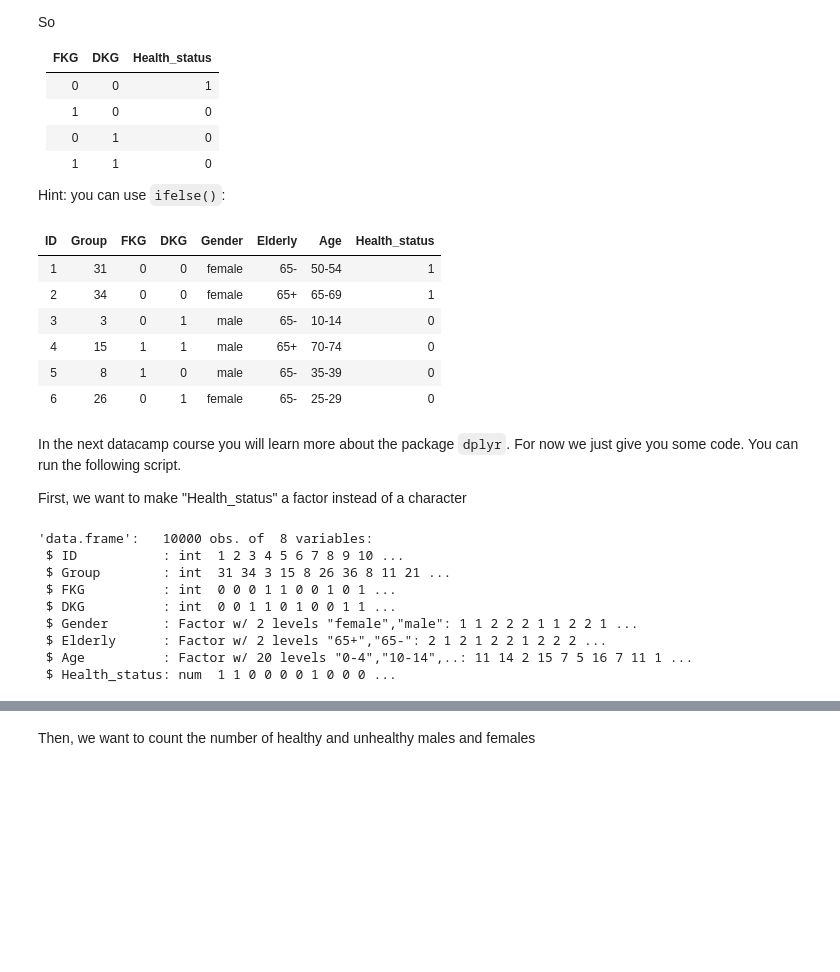
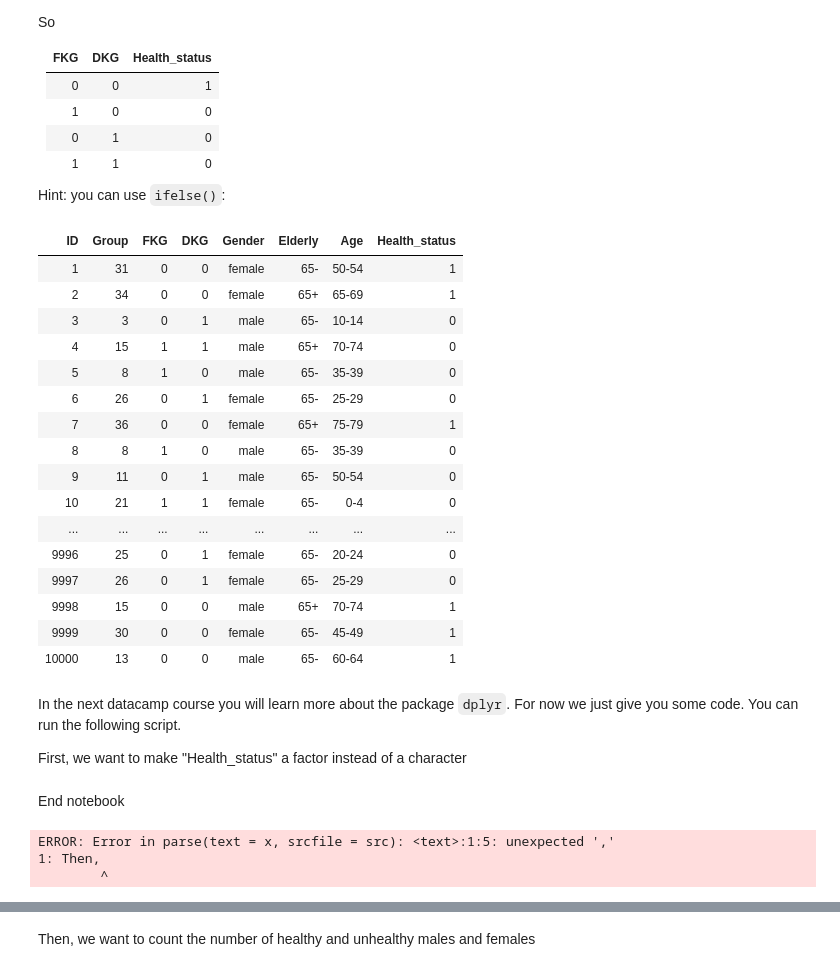
Before and after one commit to Iryna98/Assignments, a Jupyter notebook: Graded_assignment_2.ipynb, the cells around one changed output, grey strips where cells are left out. Drawn from its saved outputs; the diff is of its cells as text; code cells hidden in the pictures; blank space fills up the shorter version.

```diff
--- a/Graded_assignment_2.ipynb
+++ b/Graded_assignment_2.ipynb
@@ -41,32 +45,37 @@ So
 
 Hint: you can use `ifelse()`:
 # %%
-data1$Health_status <- ifelse(data1$FKG == 0 & data1$DKG == 0, 1, 0)
-data2 <- mutate(data1)
-head(data2)
+data2 <- data1 %>% mutate(Health_status = ifelse((FKG == 0&DKG == 0), "1","0"))
+(data2)
 # %% [output]
 | ID | Group | FKG | DKG | Gender | Elderly | Age | Health_status |
 | 1 | 31 | 0 | 0 | female | 65- | 50-54 | 1 |
 | 2 | 34 | 0 | 0 | female | 65+ | 65-69 | 1 |
 | 3 | 3 | 0 | 1 | male | 65- | 10-14 | 0 |
 | 4 | 15 | 1 | 1 | male | 65+ | 70-74 | 0 |
 | 5 | 8 | 1 | 0 | male | 65- | 35-39 | 0 |
 | 6 | 26 | 0 | 1 | female | 65- | 25-29 | 0 |
+| 7 | 36 | 0 | 0 | female | 65+ | 75-79 | 1 |
+| 8 | 8 | 1 | 0 | male | 65- | 35-39 | 0 |
+| 9 | 11 | 0 | 1 | male | 65- | 50-54 | 0 |
+| 10 | 21 | 1 | 1 | female | 65- | 0-4 | 0 |
+| ... | ... | ... | ... | ... | ... | ... | ... |
+| 9996 | 25 | 0 | 1 | female | 65- | 20-24 | 0 |
+| 9997 | 26 | 0 | 1 | female | 65- | 25-29 | 0 |
+| 9998 | 15 | 0 | 0 | male | 65+ | 70-74 | 1 |
+| 9999 | 30 | 0 | 0 | female | 65- | 45-49 | 1 |
+| 10000 | 13 | 0 | 0 | male | 65- | 60-64 | 1 |
 # %% [markdown]
 In the next datacamp course you will learn more about the package `dplyr`. For now we just give you some code. You can run the following script.
 
 First, we want to make "Health_status" a factor instead of a character
 # %%
-data2 <- data2 %>%
-  mutate(Health_status = as.numeric(Health_status))
-str(data2)
+data2$Health_status <- as.factor(data2$Health_status)
-# %% [output]
-'data.frame':   10000 obs. of  8 variables:
- $ ID           : int  1 2 3 4 5 6 7 8 9 10 ...
- $ Group        : int  31 34 3 15 8 26 36 8 11 21 ...
- $ FKG          : int  0 0 0 1 1 0 0 1 0 1 ...
- $ DKG          : int  0 0 1 1 0 1 0 0 1 1 ...
- $ Gender       : Factor w/ 2 levels "female","male": 1 1 2 2 2 1 1 2 2 1 ...
- $ Elderly      : Factor w/ 2 levels "65+","65-": 2 1 2 1 2 2 1 2 2 2 ...
- $ Age          : Factor w/ 20 levels "0-4","10-14",..: 11 14 2 15 7 5 16 7 11 1 ...
- $ Health_status: num  1 1 0 0 0 0 1 0 0 0 ...
+# %% [markdown]
+End notebook
+# %%
+Then, we want to count the number of healthy and unhealthy males and females
+# %% [output]
+ERROR: Error in parse(text = x, srcfile = src): <text>:1:5: unexpected ','
+1: Then,
+        ^
```
Also changed, not shown: parts of 7 cells of this notebook, 3 other files.
